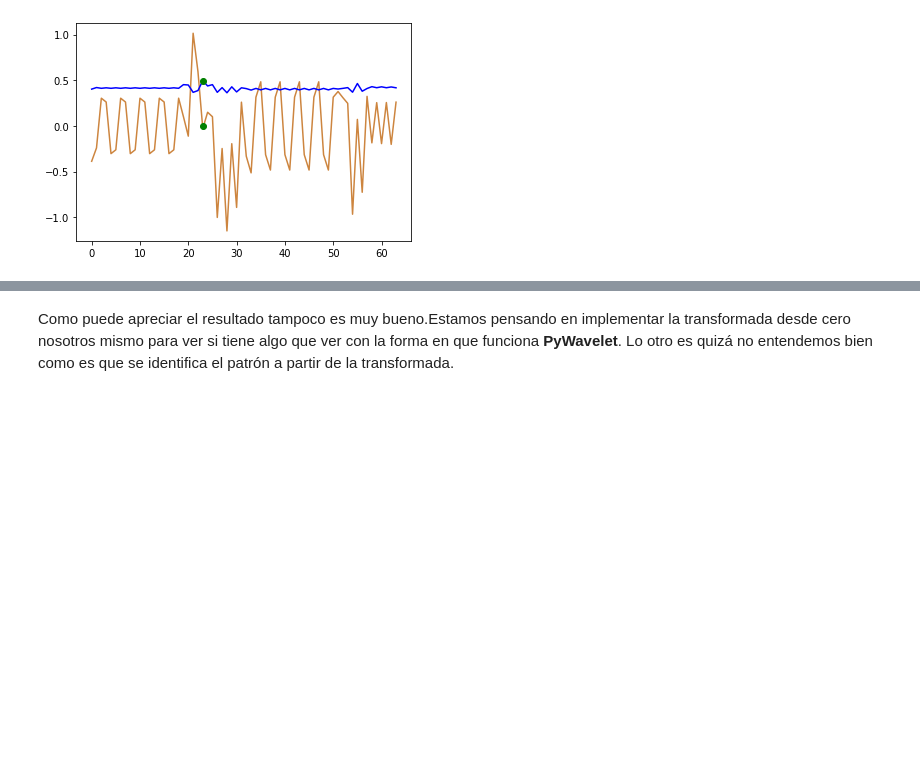
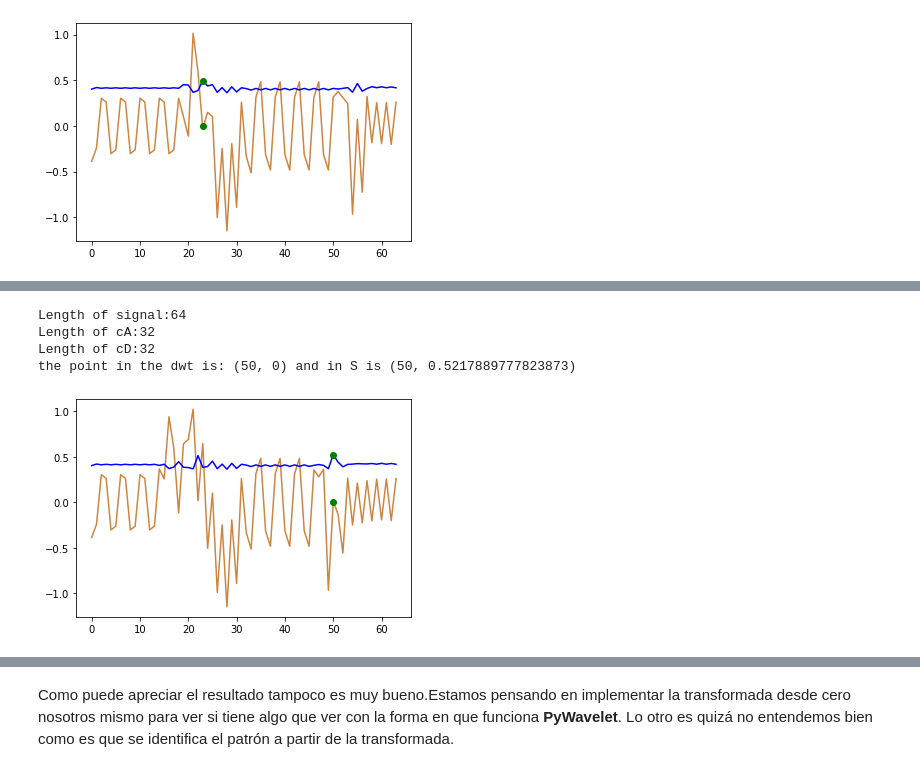
Before and after one commit to adrian13579/discrete-shapelet-transform, a Jupyter notebook: notebooks/1D_signal_example.ipynb, the cells around one changed output, grey strips where cells are left out. Cells and saved outputs as stored; diff of their text form; code cells hidden in the pictures; blank space fills up the shorter version.

Commit message:
Rerun 1D_signal_example.ipynb

```diff
--- a/notebooks/1D_signal_example.ipynb
+++ b/notebooks/1D_signal_example.ipynb
@@ -314,3 +312,17 @@ Length of cA:32
 Length of cD:32
 the point in the dwt is: (23, 0) and in S is (23, 0.4948368896725289)
 [figure]
+# %%
+def signal(x, pattern):
+    if 0 <= x <= 30:
+        return math.cos((math.pi *27*x)/8)*math.sin((math.pi *75*x)/8)
+    elif 31 <= x <= 39:
+        return pattern[int(x)-31]
+    elif 40 <= x <= 63:
+        return math.cos((math.pi *295*x)/32)*math.sin((math.pi *105*x)/32)
+
+x = np.arange(0, 64, 1)
+y = [signal(i, pattern) for i in x]
+
+plt.plot(x, y)
+plt.show()
@@ -316,0 +331,27 @@ the point in the dwt is: (23, 0) and in S is (23, 0.4948368896725289)
+# %%
+print(f'Length of signal:{len(y)}')
+(cA, cD) = pywt.dwt(y, myWavelet,mode='per')
+print(f'Length of cA:{len(cA)}')
+print(f'Length of cD:{len(cD)}')
+y = np.concatenate([cA, cD])
+
+alpha = 0.1
+s = [math.exp(-(np.abs(y[i])**alpha)) for i in range(len(y))]
+x = [i for i in range(len(y))]
+plt.plot(x, y, 'peru')
+plt.plot(x, s, 'b-')
+
+s_max = max(s) # buscando el valor mas cercano a 1 en S
+x1_max = s.index(s_max)
+
+plt.plot(x1_max, s_max, 'go')
+plt.plot(x1_max, 0, 'go')
+print(f'the point in the dwt is: ({x1_max}, 0) and in S is ({x1_max}, {s_max})')
+
+plt.show()
+# %% [output]
+Length of signal:64
+Length of cA:32
+Length of cD:32
+the point in the dwt is: (50, 0) and in S is (50, 0.5217889777823873)
+[figure, added]
```
Also changed, not shown: parts of 4 cells of this notebook.
